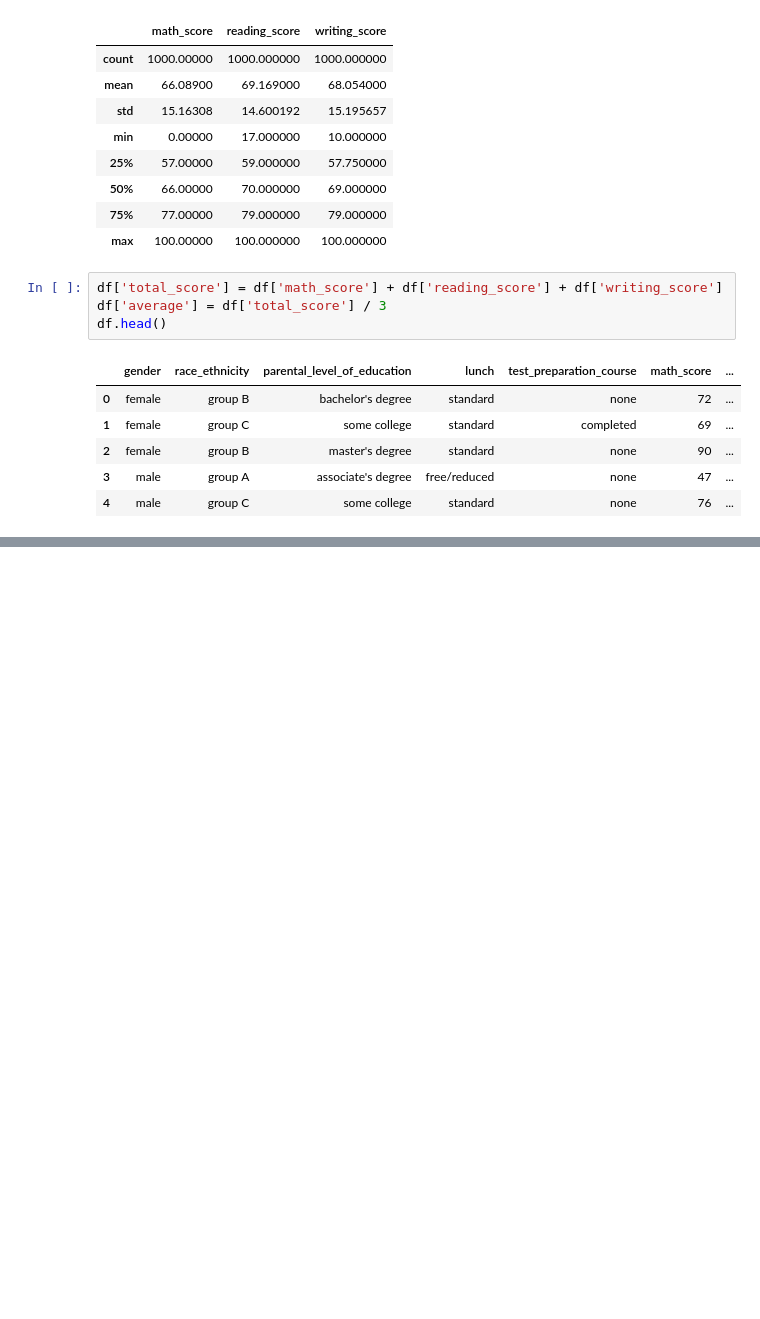
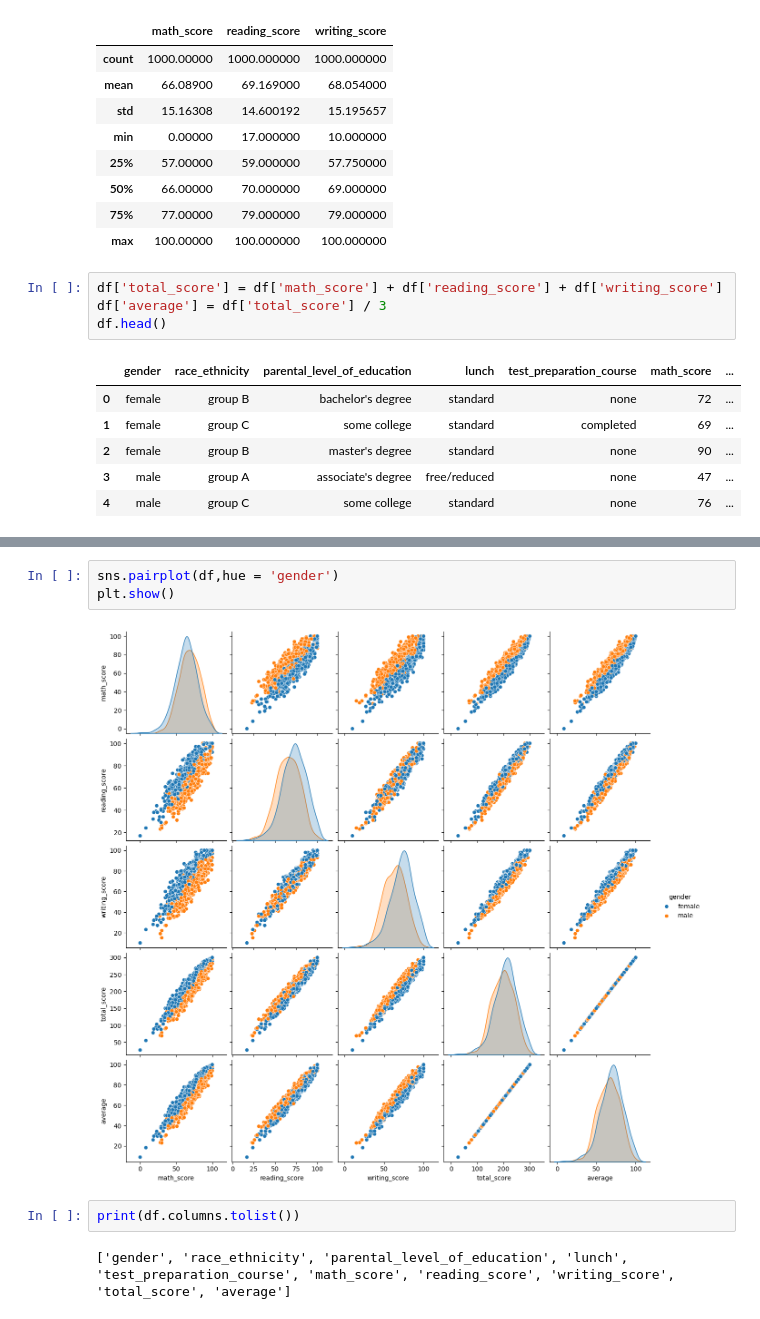
Before and after one commit to edhillon7/MLOPS, a Jupyter notebook: notebook/EDA_student_performance.ipynb, the cells around one changed output, grey strips where cells are left out. Drawn from its saved outputs; the diff is of its cells as text; blank space fills up the shorter version.

```diff
--- a/notebook/EDA_student_performance.ipynb
+++ b/notebook/EDA_student_performance.ipynb
@@ -87,0 +173,9 @@ df.head()
+# %%
+sns.pairplot(df,hue = 'gender')
+plt.show()
+# %% [output]
+[figure, added]
+# %%
+print(df.columns.tolist())
+# %% [output]
+['gender', 'race_ethnicity', 'parental_level_of_education', 'lunch', 'test_preparation_course', 'math_score', 'reading_score', 'writing_score', 'total_score', 'average']
```
Also changed, not shown: parts of 4 cells of this notebook, 6 other files.
